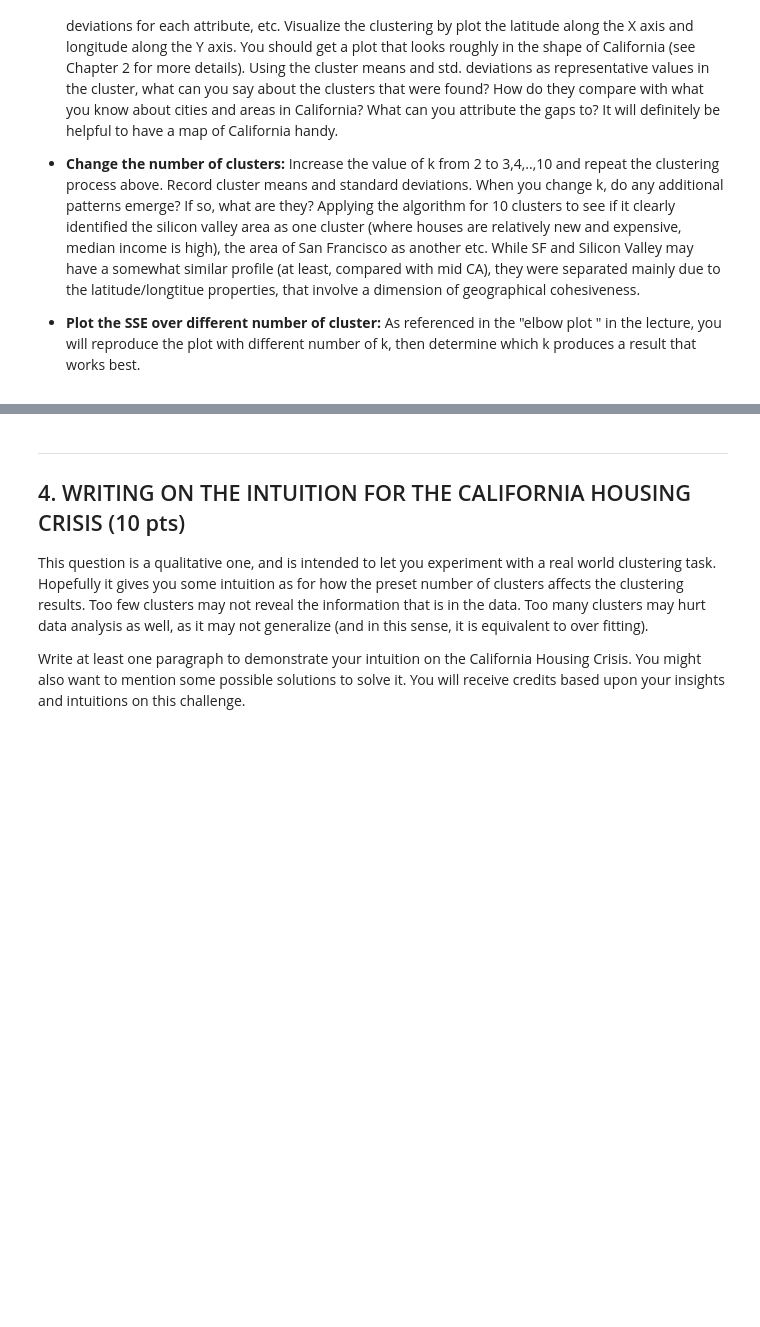
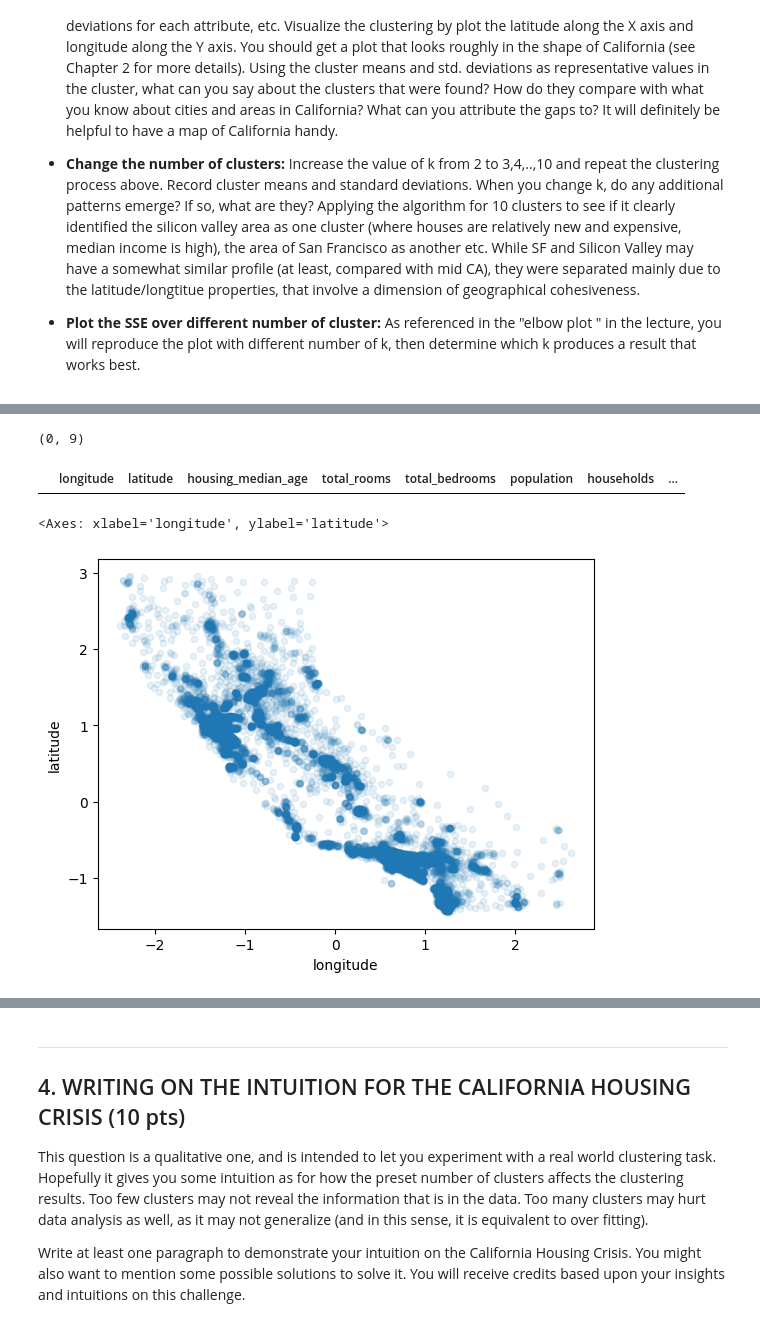
Before and after one commit to helen-yao/ML4VA, a Jupyter notebook: jdj9ng_assignment_2_kmeans.ipynb, the cells around one changed output, grey strips where cells are left out. Saved outputs shown, nothing was run; the diff lists cells and outputs as text; code cells hidden in the pictures; blank space fills up the shorter version.

Commit message:
running on housing data

```diff
--- a/jdj9ng_assignment_2_kmeans.ipynb
+++ b/jdj9ng_assignment_2_kmeans.ipynb
@@ -169,6 +169,7 @@ housing.head()
 housing_prep = full_pipeline.fit_transform(housing)
 housing_prep = pd.DataFrame(housing_prep, columns=housing.columns,
                           index=housing.index)
+housing_prep = housing_prep.drop(columns=['ocean_proximity'])
 # %%
 housing_prep.head()
 # %% [output]
@@ -313,7 +314,7 @@ import warnings
 warnings.simplefilter(action='ignore', category=FutureWarning)
 # %%
 # Your code goes here
-housing_clusters = kmeans(housing_prep, 2, 3, 1) # drop ocean proximity?
+housing_clusters = kmeans(housing_prep, 2, 100, 2) # drop ocean proximity?
 
 # Your paragraph goes here for this section
 # %% [output]
@@ -340,0 +349,11 @@ housing_clusters[1].head()
+# %%
+print(housing_clusters[1].shape)
+housing_clusters[1].head()
+# %% [output]
+(0, 9)
+|  | longitude | latitude | housing_median_age | total_rooms | total_bedrooms | population | households | ... |
+# %%
+housing_clusters[0].plot(kind="scatter", x="longitude", y="latitude", alpha=0.1)
+# %% [output]
+<Axes: xlabel='longitude', ylabel='latitude'>
+[figure, added]
```
Also changed, not shown: parts of 5 cells of this notebook.
